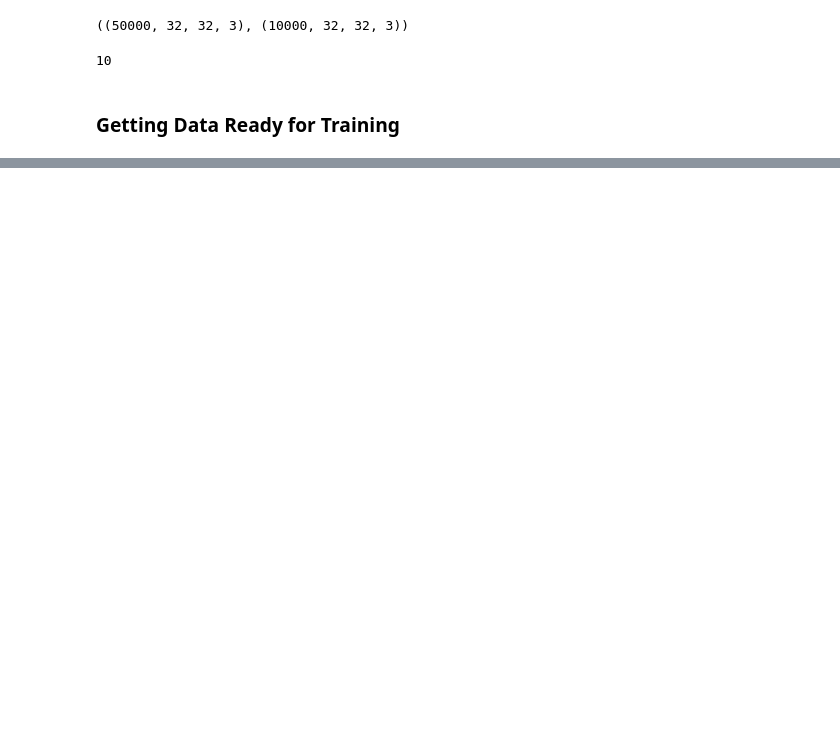
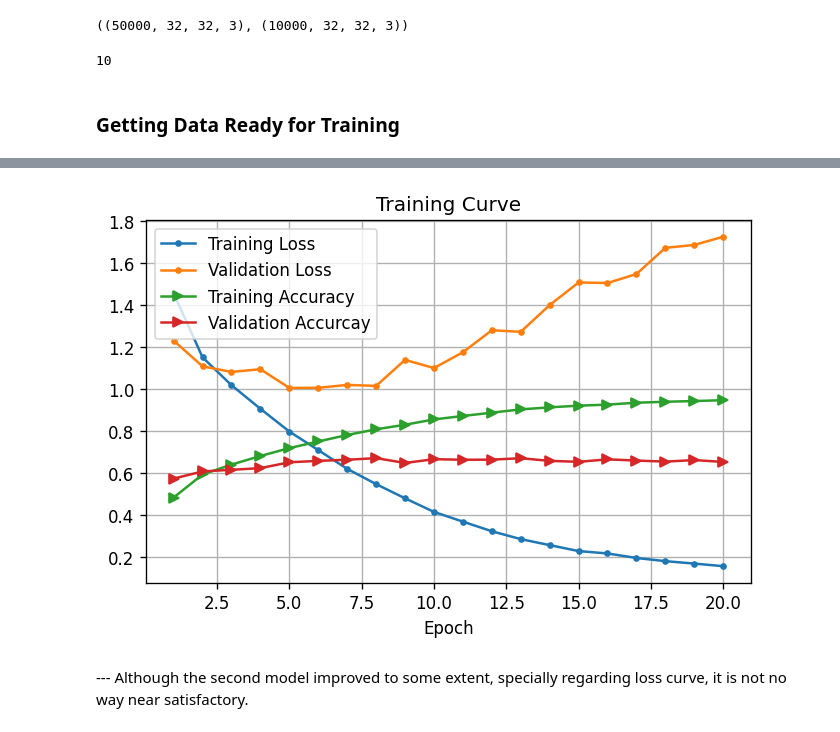
Before and after one commit to MostafaJahanian/DL_Projects, a Jupyter notebook: CIFAR10_Dataset_Classification_Using_CNN.ipynb, the cells around one changed output, grey strips where cells are left out. Saved outputs shown, nothing was run; the diff lists cells and outputs as text; code cells hidden in the pictures; blank space fills up the shorter version.

```diff
--- a/CIFAR10_Dataset_Classification_Using_CNN.ipynb
+++ b/CIFAR10_Dataset_Classification_Using_CNN.ipynb
@@ -40,0 +170,19 @@ X_train.shape, X_val.shape
+# %%
+tf.random.set_seed(42)
+
+cnn_2 = keras.Sequential([
+    layers.Conv2D(filters = 40, kernel_size = 3, padding = 'same', input_shape = (32, 32, 3), activation = 'relu'),
+    layers.MaxPooling2D(pool_size = 2),
+    layers.Flatten(),
+    layers.Dropout(0.3),
+    layers.Dense(500, activation = 'relu'),
+    layers.Dense(10, activation = 'softmax')
+])
+
+cnn_2.compile(
+    loss = keras.losses.SparseCategoricalCrossentropy(),
+    optimizer = keras.optimizers.Adam(),
+    metrics = 'accuracy'
+)
+
+history_2 = cnn_2.fit(X_train_scaled, y_train, epochs = 20, validation_data = (X_val_scaled, y_val))
@@ -40,0 +207,6 @@ X_train.shape, X_val.shape
+# %%
+plot_training_curve(pd.DataFrame(history_2.history))
+# %% [output]
+[figure, added]
+# %% [markdown]
+--- Although the second model improved to some extent, specially regarding loss curve, it is not no way near satisfactory.
```
Also changed, not shown: parts of 26 cells of this notebook.
